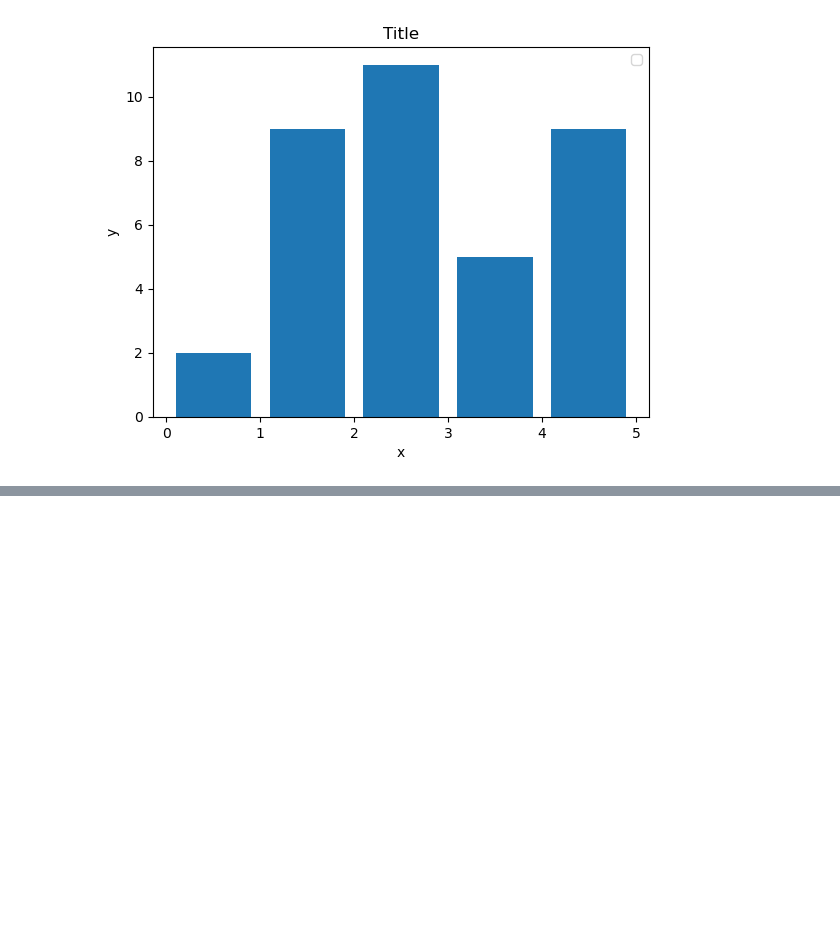
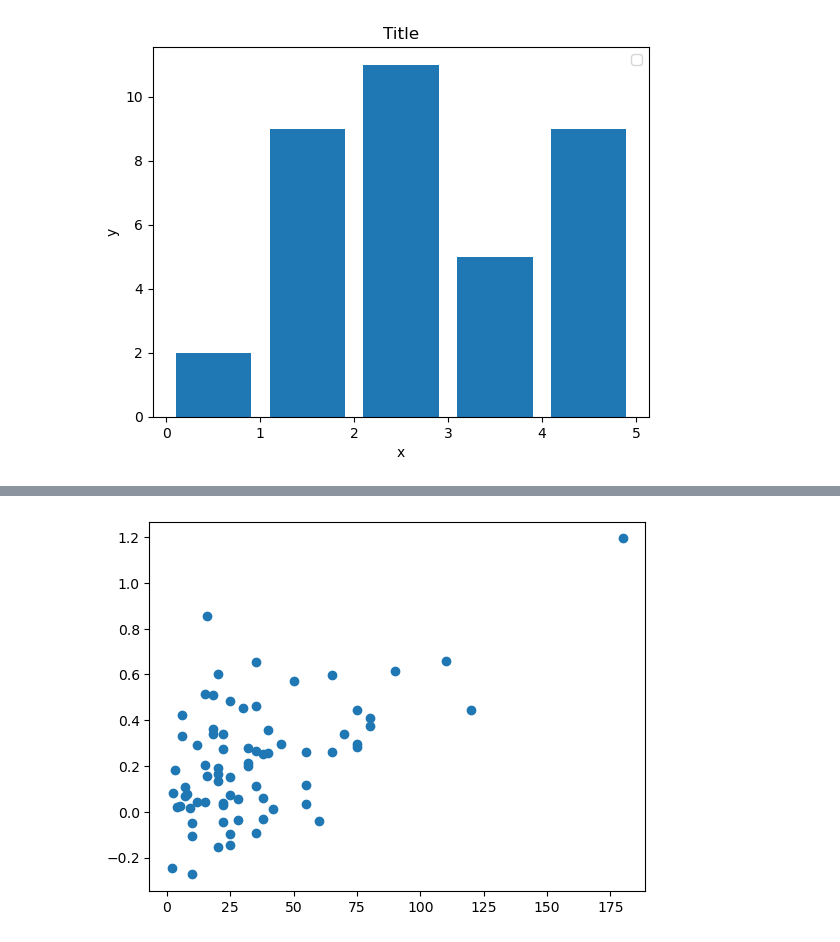
Before and after one commit to lecoqm/evaluation_football, a Jupyter notebook: main.ipynb, the cells around one changed output, grey strips where cells are left out. Cells and saved outputs as stored; diff of their text form; code cells hidden in the pictures; blank space fills up the shorter version.

Commit message:
calcul Points above replacement final et visualisation

```diff
--- a/main.ipynb
+++ b/main.ipynb
@@ -476,7 +476,7 @@ tt_3 = base_work.groupby('Joueur').agg({'Minutes' : 'sum', 'valeur_joueur' : 'fi
 tt_3_bis = tt_3[tt_3['position_aggregated']== 'Attaquant']
 
 tt_4 = tt_3_bis[(tt_3_bis['Minutes']>1000) & (tt_3_bis['valeur_joueur'] <= 5) & (tt_3_bis['valeur_joueur'] >= 1)]
-tt_4['pts joueurs'] = intercept[0] + tt_4[var_retenues[0]] * list_coef[0] + \
+tt_4['pts joueurs'] =   tt_4[var_retenues[0]] * list_coef[0] + \
                                         tt_4[var_retenues[1]] * list_coef[1] + \
                                         tt_4[var_retenues[2]] * list_coef[2] + \
                                         tt_4[var_retenues[3]] * list_coef[3] + \
@@ -503,3 +503,6 @@ Try using .loc[row_indexer,col_indexer] = value instead
 
 See the caveats in the documentation: https://pandas.pydata.org/pandas-docs/stable/user_guide/indexing.html#returning-a-view-versus-a-copy
   tt_4['pts joueur par 90'] = tt_4['pts joueurs'] * 90 / tt_4['Minutes']
+# %%
+perf_joueur['PAR_par_90'] = perf_joueur['pts joueur par 90'] - Replacement_performance
+print(perf_joueur[['Joueur','PAR_par_90']].sort_values(by = 'PAR_par_90'))
@@ -505,0 +524,11 @@ See the caveats in the documentation: https://pandas.pydata.org/pandas-docs/stab
+# %%
+perf = perf_joueur['PAR_par_90']
+value = perf_joueur['valeur_joueur']
+
+
+fig, ax = plt.subplots()
+ax.scatter(value,perf)
+
+plt.show()
+# %% [output]
+[figure, added]
```
Also changed, not shown: parts of 2 cells of this notebook.
